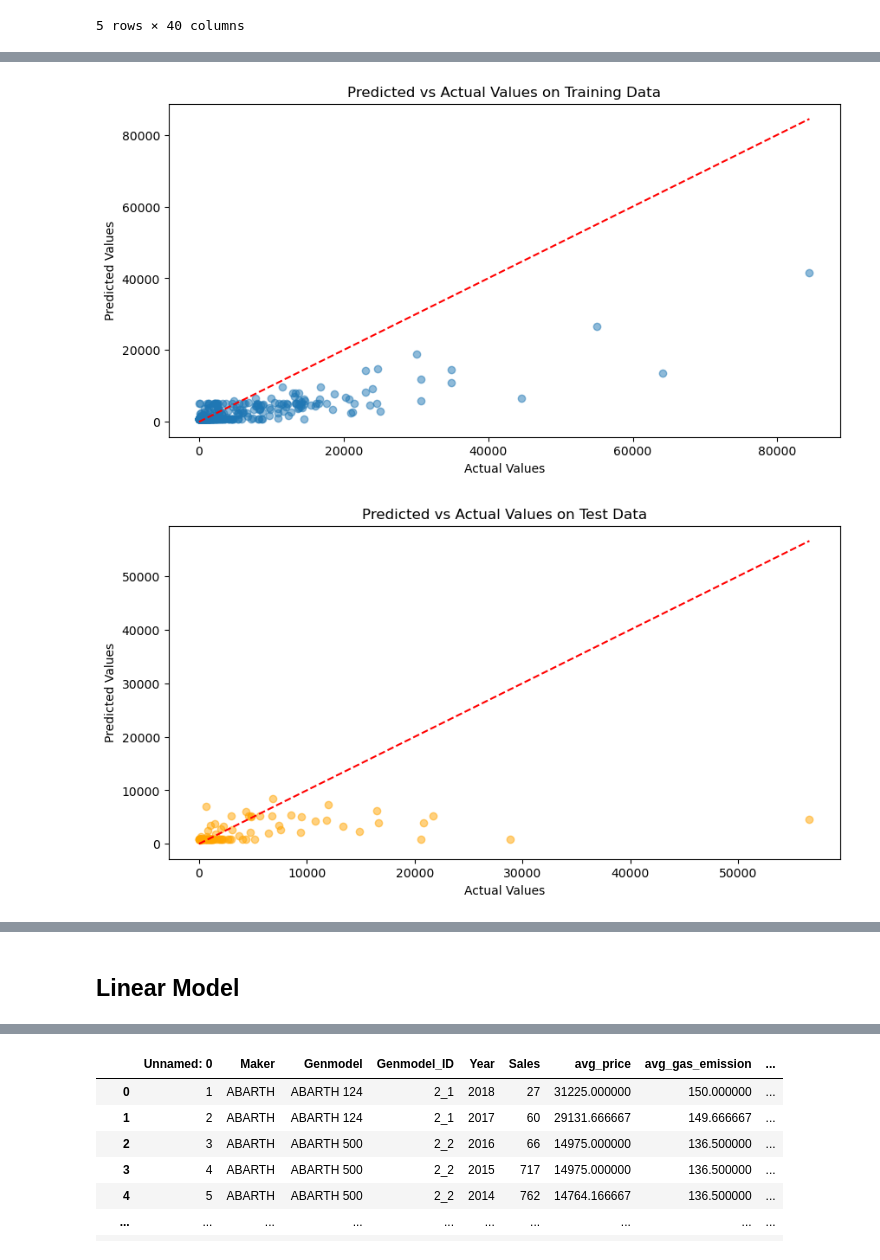
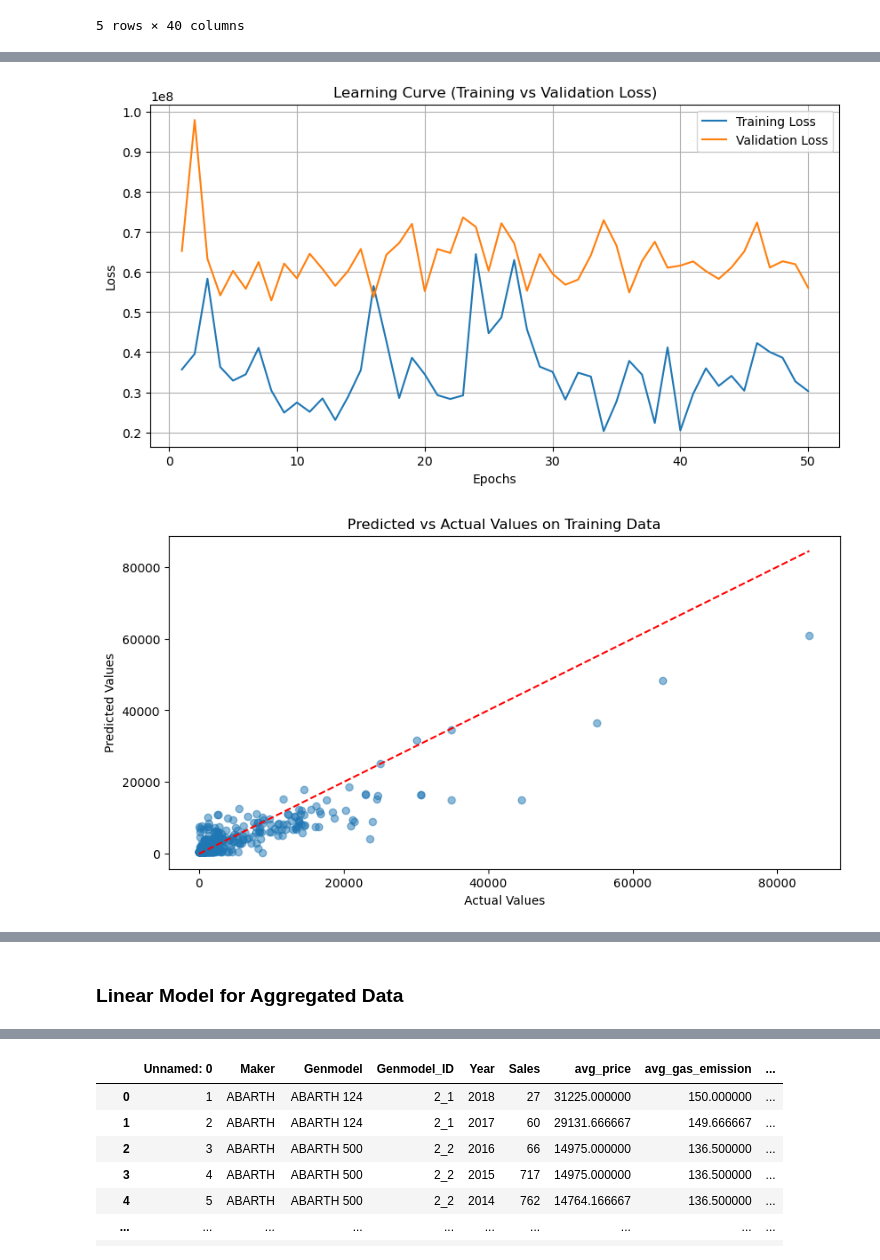
Before and after one commit to Kaifeng-Gao/Carismatic, a Jupyter notebook: lr_BPNN_RNN.ipynb, the cells around one changed output, grey strips where cells are left out. Cells and saved outputs as stored; diff of their text form; code cells hidden in the pictures.

```diff
--- a/lr_BPNN_RNN.ipynb
+++ b/lr_BPNN_RNN.ipynb
@@ -81,4 +85,13 @@ X.head()
 # %%
+# Set seed for reproducibility
+def set_seed(seed):
+    random.seed(seed)                # Python's random module
+    np.random.seed(seed)             # Numpy
+    torch.manual_seed(seed)          # PyTorch (CPU)
+# Call the seed function
+seed = 625
+set_seed(seed)
+
 # Define a list of hyperparameters to search over
 param_grid = {
     'lr': [0.001, 0.01, 0.1],
@@ -179,11 +192,12 @@ Best Hyperparameters: {'lr': 0.1, 'units': 64, 'dropout_rate': 0.3, 'batch_size'
 # %%
+set_seed(seed)
 # Use the best hyperparameters found earlier
 best_params = {
     'lr': 0.1,  # Replace with the best learning rate found
-    'units': 64,  # Replace with the best number of units found
+    'units': 128,  # Replace with the best number of units found
     'dropout_rate': 0.3,  # Replace with the best dropout rate found
-    'batch_size': 16,  # Replace with the best batch size found
-    'epochs': 100,  # Replace with the best number of epochs found
+    'batch_size': 64,  # Replace with the best batch size found
+    'epochs': 50,  # Replace with the best number of epochs found
     'num_layers': 3  # Replace with the best number of layers found
 }
 
@@ -212,11 +226,15 @@ if 'best_model_state_dict' in locals():
 # Define loss function and optimizer
 criterion = nn.MSELoss()
 optimizer = optim.Adam(model.parameters(), lr=best_params['lr'])
+# Track train and validation loss for the learning curve
+train_losses = []
+valid_losses = []
 
 # Training loop with mini-batch
 for epoch in range(best_params['epochs']):
     model.train()
     epoch_loss = 0
+
     for X_batch, y_batch in train_loader:
         optimizer.zero_grad()
         outputs = model(X_batch)
@@ -224,7 +242,19 @@ for epoch in range(best_params['epochs']):
         loss.backward()
         optimizer.step()
         epoch_loss += loss.item()
+
     avg_loss = epoch_loss / len(train_loader)
+    train_losses.append(avg_loss)
+    # Evaluate on validation (test) set
+    model.eval()
+    valid_loss = 0
+    with torch.no_grad():
+        for X_val, y_val in test_loader:
+            val_outputs = model(X_val)
+            val_loss = criterion(val_outputs, y_val)
+            valid_loss += val_loss.item()
+    avg_valid_loss = valid_loss / len(test_loader)
+    valid_losses.append(avg_valid_loss)
     if (epoch+1) % 10 == 0 or epoch == 0:
         print(f"Epoch {epoch+1}/{best_params['epochs']}, Loss: {avg_loss:.4f}")
 
@@ -249,6 +279,18 @@ with torch.no_grad():
     print(f"Training MAE: {train_mae:.4f}, Training MSE: {train_mse:.4f}")
     print(f"Test MAE: {test_mae:.4f}, Test MSE: {test_mse:.4f}")
 
+# Plot learning curve (training vs validation loss)
+plt.figure(figsize=(10, 5))
+plt.plot(range(1, best_params['epochs'] + 1), train_losses, label='Training Loss')
+plt.plot(range(1, best_params['epochs'] + 1), valid_losses, label='Validation Loss')
+plt.xlabel('Epochs')
+plt.ylabel('Loss')
+plt.title('Learning Curve (Training vs Validation Loss)')
+plt.legend()
+plt.grid()
+plt.savefig('NNTrTeLossAgre.png', bbox_inches='tight', dpi=300)
+plt.show()
+
 # Visualize predicted vs actual values for training data
 plt.figure(figsize=(10,5))
 plt.scatter(y_train_np, y_train_pred_np, alpha=0.5)
@@ -256,6 +298,7 @@ plt.xlabel('Actual Values')
 plt.ylabel('Predicted Values')
 plt.title('Predicted vs Actual Values on Training Data')
 plt.plot([y_train_np.min(), y_train_np.max()], [y_train_np.min(), y_train_np.max()], 'r--')
+plt.savefig('NNAgreTrPred.png', bbox_inches='tight', dpi=300)
 plt.show()
 
 # Visualize predicted vs actual values for test data
@@ -265,5 +308,6 @@ plt.xlabel('Actual Values')
 plt.ylabel('Predicted Values')
 plt.title('Predicted vs Actual Values on Test Data')
 plt.plot([y_test_np.min(), y_test_np.max()], [y_test_np.min(), y_test_np.max()], 'r--')
+plt.savefig('NNAgreTePred.png', bbox_inches='tight', dpi=300)
 plt.show()
 # %% [output]
@@ -283,2 +322,2 @@ Test MAE: 3076.0012, Test MSE: 55026580.0000
-[figure, old version]
+[figure, new version]
-[figure, old version]
+[figure, new version]
@@ -285,5 +325,5 @@ Test MAE: 3076.0012, Test MSE: 55026580.0000
 # %% [markdown]
-## Linear Model
+### Linear Model for Aggregated Data
 # %%
 # Import necessary libraries
 import statsmodels.api as sm
```
Also changed, not shown: parts of 24 cells of this notebook.
